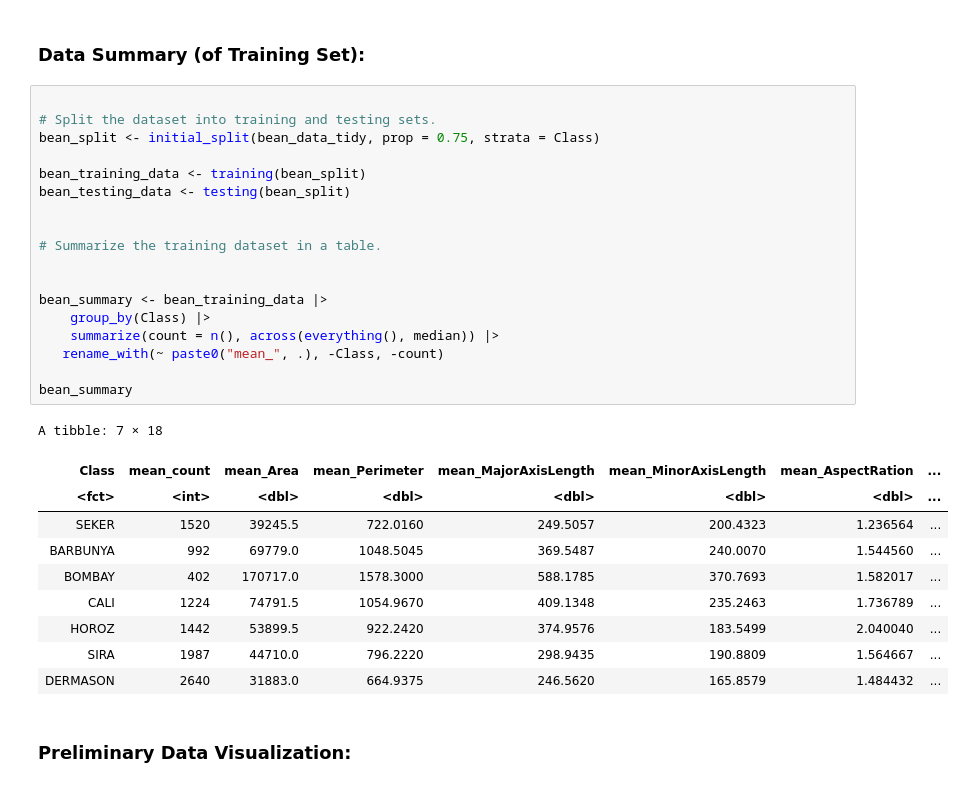
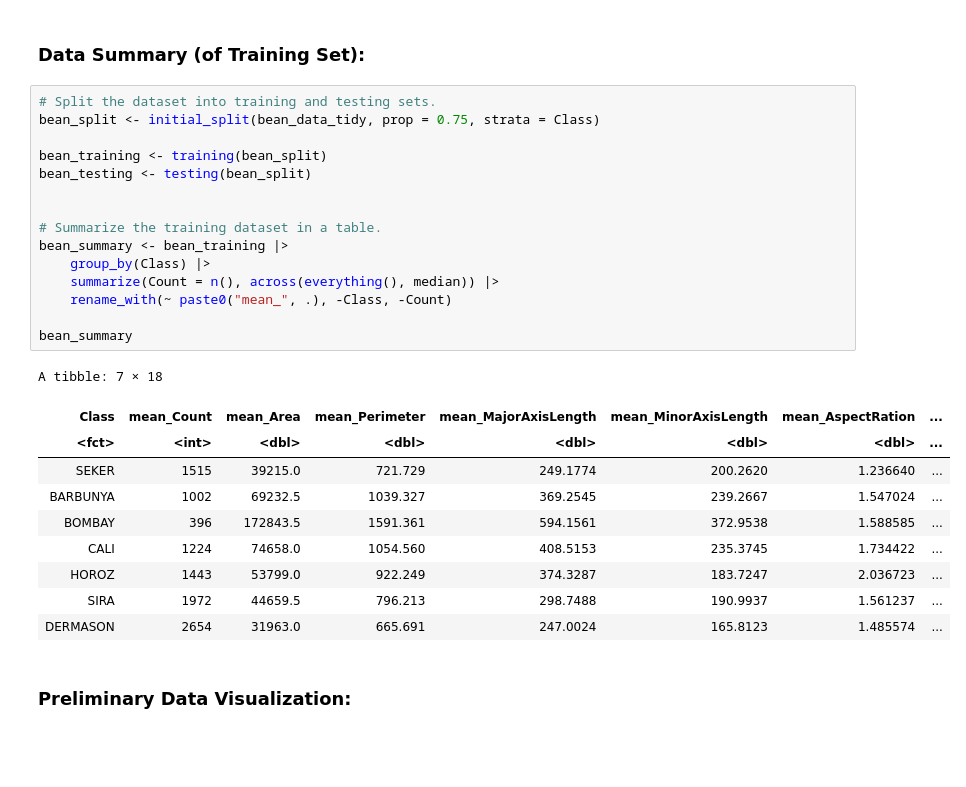
Before and after one commit to Mark20050713/group_18, a Jupyter notebook: project_proposal.ipynb, the cells around one changed output. Cells and saved outputs as stored; diff of their text form; blank space fills up the shorter version.

```diff
--- a/project_proposal.ipynb
+++ b/project_proposal.ipynb
@@ -60,34 +77,31 @@ A tibble: 6 × 17
 # %% [markdown]
 ### Data Summary (of Training Set):
 # %%
-
 # Split the dataset into training and testing sets.
 bean_split <- initial_split(bean_data_tidy, prop = 0.75, strata = Class)
 
-bean_training_data <- training(bean_split)
-bean_testing_data <- testing(bean_split)
+bean_training <- training(bean_split)
+bean_testing <- testing(bean_split)
 
 
 # Summarize the training dataset in a table.
-
-
-bean_summary <- bean_training_data |>
+bean_summary <- bean_training |>
     group_by(Class) |>
-    summarize(count = n(), across(everything(), median)) |>
-   rename_with(~ paste0("mean_", .), -Class, -count)
+    summarize(Count = n(), across(everything(), median)) |>
+    rename_with(~ paste0("mean_", .), -Class, -Count)
 
 bean_summary
 # %% [output]
 A tibble: 7 × 18
-| Class | mean_count | mean_Area | mean_Perimeter | mean_MajorAxisLength | mean_MinorAxisLength | mean_AspectRation | ... |
+| Class | mean_Count | mean_Area | mean_Perimeter | mean_MajorAxisLength | mean_MinorAxisLength | mean_AspectRation | ... |
 | <fct> | <int> | <dbl> | <dbl> | <dbl> | <dbl> | <dbl> | ... |
-| SEKER | 1520 | 39245.5 | 722.0160 | 249.5057 | 200.4323 | 1.236564 | ... |
-| BARBUNYA | 992 | 69779.0 | 1048.5045 | 369.5487 | 240.0070 | 1.544560 | ... |
-| BOMBAY | 402 | 170717.0 | 1578.3000 | 588.1785 | 370.7693 | 1.582017 | ... |
-| CALI | 1224 | 74791.5 | 1054.9670 | 409.1348 | 235.2463 | 1.736789 | ... |
-| HOROZ | 1442 | 53899.5 | 922.2420 | 374.9576 | 183.5499 | 2.040040 | ... |
-| SIRA | 1987 | 44710.0 | 796.2220 | 298.9435 | 190.8809 | 1.564667 | ... |
-| DERMASON | 2640 | 31883.0 | 664.9375 | 246.5620 | 165.8579 | 1.484432 | ... |
+| SEKER | 1515 | 39215.0 | 721.729 | 249.1774 | 200.2620 | 1.236640 | ... |
+| BARBUNYA | 1002 | 69232.5 | 1039.327 | 369.2545 | 239.2667 | 1.547024 | ... |
+| BOMBAY | 396 | 172843.5 | 1591.361 | 594.1561 | 372.9538 | 1.588585 | ... |
+| CALI | 1224 | 74658.0 | 1054.560 | 408.5153 | 235.3745 | 1.734422 | ... |
+| HOROZ | 1443 | 53799.0 | 922.249 | 374.3287 | 183.7247 | 2.036723 | ... |
+| SIRA | 1972 | 44659.5 | 796.213 | 298.7488 | 190.9937 | 1.561237 | ... |
+| DERMASON | 2654 | 31963.0 | 665.691 | 247.0024 | 165.8123 | 1.485574 | ... |
 # %% [markdown]
 ### Preliminary Data Visualization:
 # %%
```
Also changed, not shown: parts of 7 cells of this notebook.
